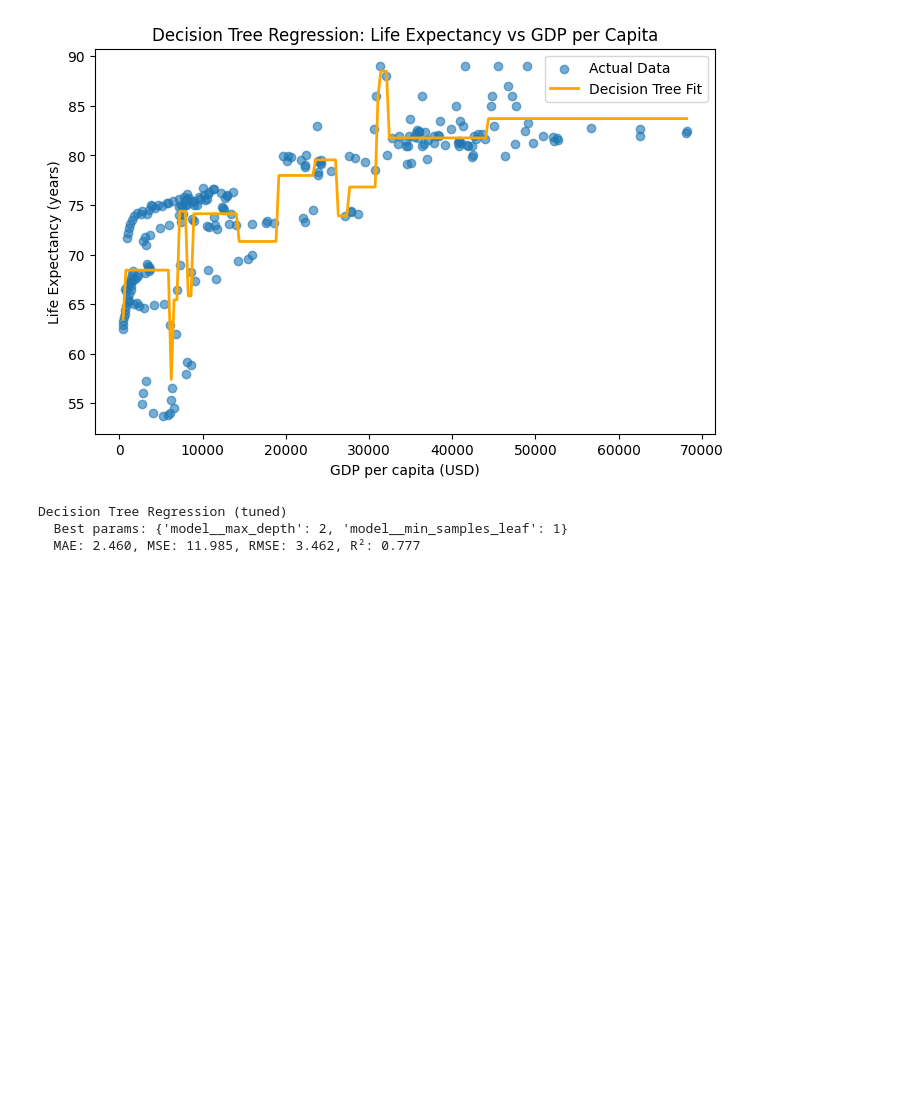
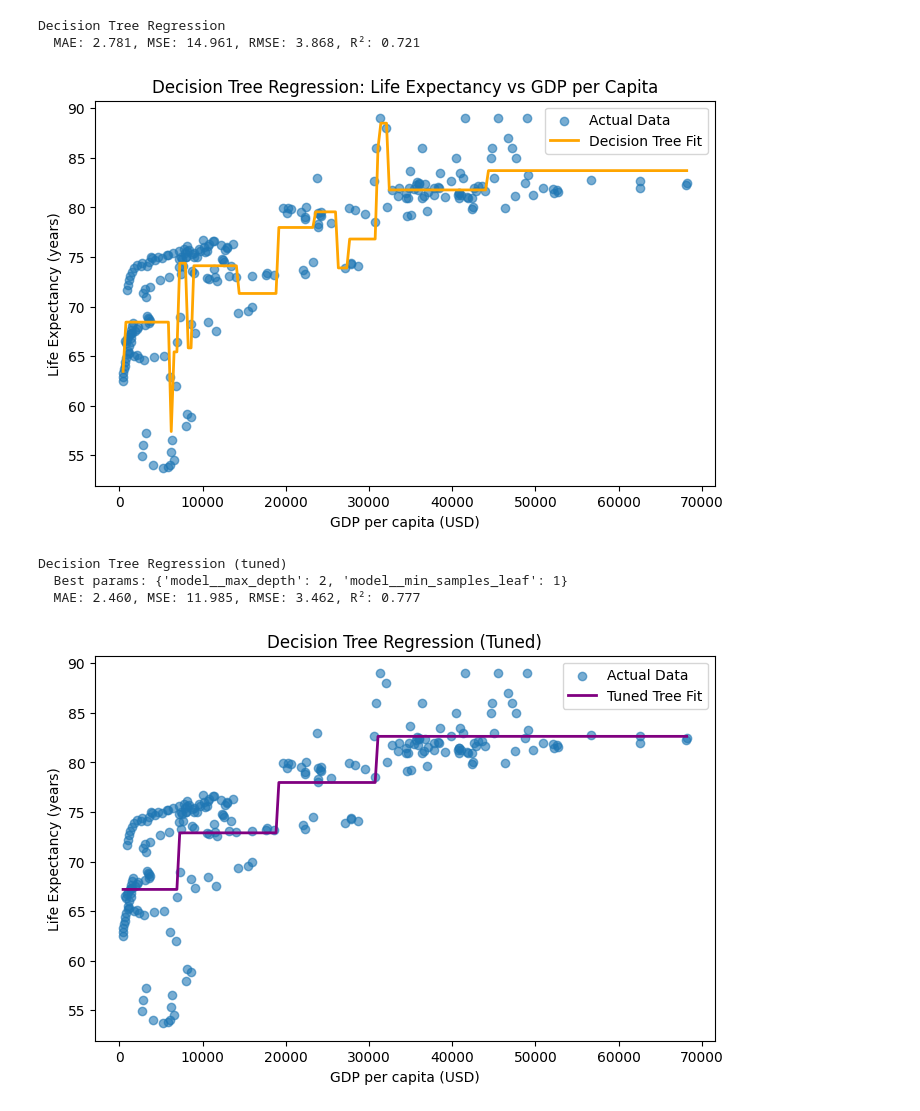
Before and after one commit to liuderek97/DATA1002-STAGE-2, a Jupyter notebook: DATA1002 Project 2 code.ipynb, the cells around one changed output. Cells and saved outputs as stored; diff of their text form; code cells hidden in the pictures; blank space fills up the shorter version.

```diff
--- a/DATA1002 Project 2 code.ipynb
+++ b/DATA1002 Project 2 code.ipynb
@@ -114,36 +145,51 @@ KNN Regression (tuned)
 # 5. DECISION TREE REGRESSION (BASIC)
 # ==========================
 tree_model = DecisionTreeRegressor(max_depth=4, random_state=42)
 tree_model.fit(X_train, y_train)
+results_basic.append(evaluate_model("Decision Tree Regression", tree_model, X_test, y_test))
 
 # Plot
 plt.figure(figsize=(8,5))
 plt.scatter(X, y, label='Actual Data', alpha=0.6)
 xx = np.linspace(X.min(), X.max(), 200).reshape(-1,1)
 plt.plot(xx, tree_model.predict(xx), color='orange', linewidth=2, label='Decision Tree Fit')
 plt.xlabel('GDP per capita (USD)')
 plt.ylabel('Life Expectancy (years)')
 plt.title('Decision Tree Regression: Life Expectancy vs GDP per Capita')
 plt.legend()
 plt.show()
 
 # ==========================
 # 6. DECISION TREE REGRESSION (TUNED)
 # ==========================
 tree_pipeline = Pipeline([
     ('model', DecisionTreeRegressor(random_state=42))
 ])
 param_grid_tree = {
     'model__max_depth': [2, 4, 6, 8, 10],
     'model__min_samples_leaf': [1, 2, 4, 6]
 }
 grid_tree = GridSearchCV(tree_pipeline, param_grid_tree, cv=5, scoring='neg_mean_absolute_error', n_jobs=-1)
 grid_tree.fit(X_train, y_train)
-results.append(evaluate_model("Decision Tree Regression (tuned)", grid_tree, X_test, y_test))
+results_tuned.append(evaluate_model("Decision Tree Regression (tuned)", grid_tree, X_test, y_test))
+
+# Plot tuned Decision Tree
+plt.figure(figsize=(8,5))
+plt.scatter(X, y, label='Actual Data', alpha=0.6)
+xx = np.linspace(X.min(), X.max(), 200).reshape(-1,1)
+plt.plot(xx, grid_tree.predict(xx), color='purple', linewidth=2, label='Tuned Tree Fit')
+plt.xlabel('GDP per capita (USD)')
+plt.ylabel('Life Expectancy (years)')
+plt.title('Decision Tree Regression (Tuned)')
+plt.legend()
+plt.show()
 # %% [output]
+Decision Tree Regression
+  MAE: 2.781, MSE: 14.961, RMSE: 3.868, R²: 0.721
 [figure]
-Decision Tree Regression (tuned)
-  Best params: {'model__max_depth': 2, 'model__min_samples_leaf': 1}
-  MAE: 2.460, MSE: 11.985, RMSE: 3.462, R²: 0.777
+Decision Tree Regression (tuned)
+  Best params: {'model__max_depth': 2, 'model__min_samples_leaf': 1}
+  MAE: 2.460, MSE: 11.985, RMSE: 3.462, R²: 0.777
+[figure, added]
 # %%
 # ==========================
```
Also changed, not shown: parts of 4 cells of this notebook.
